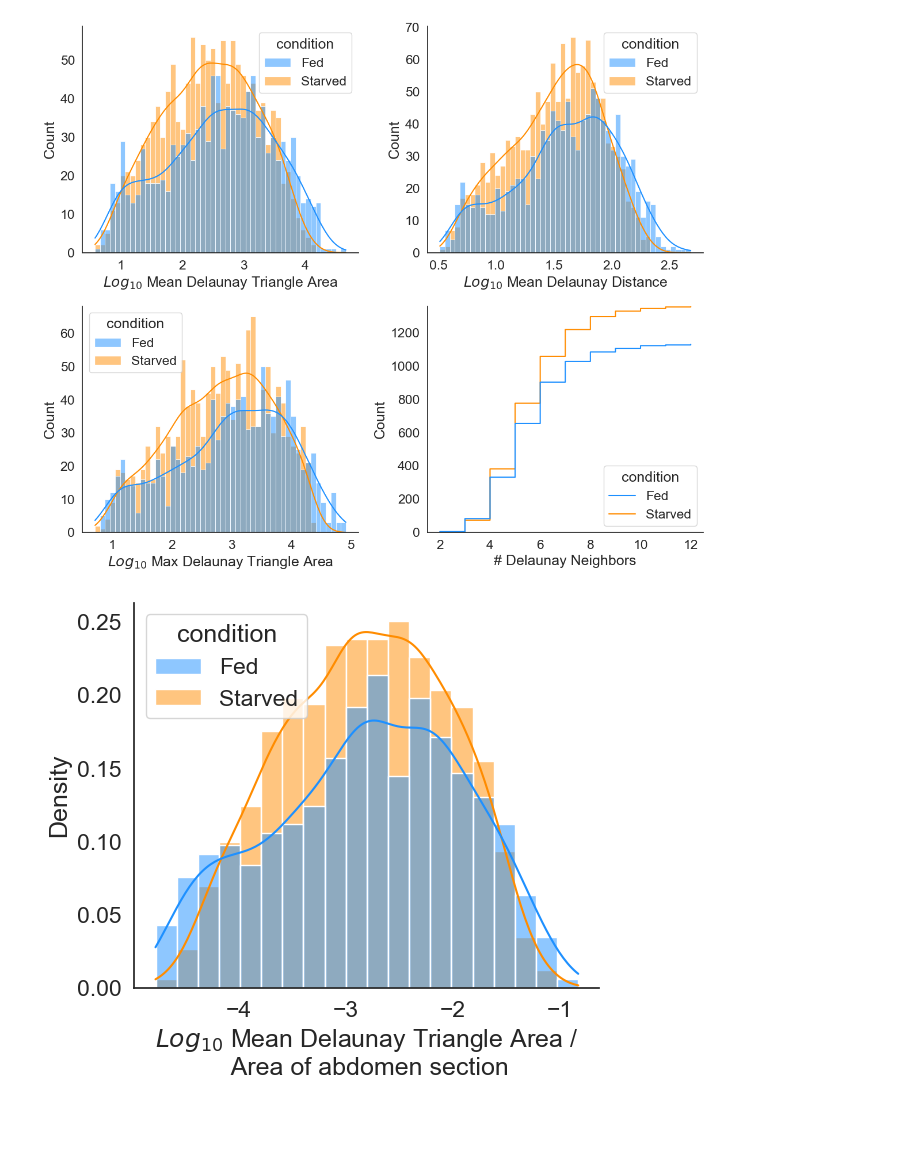
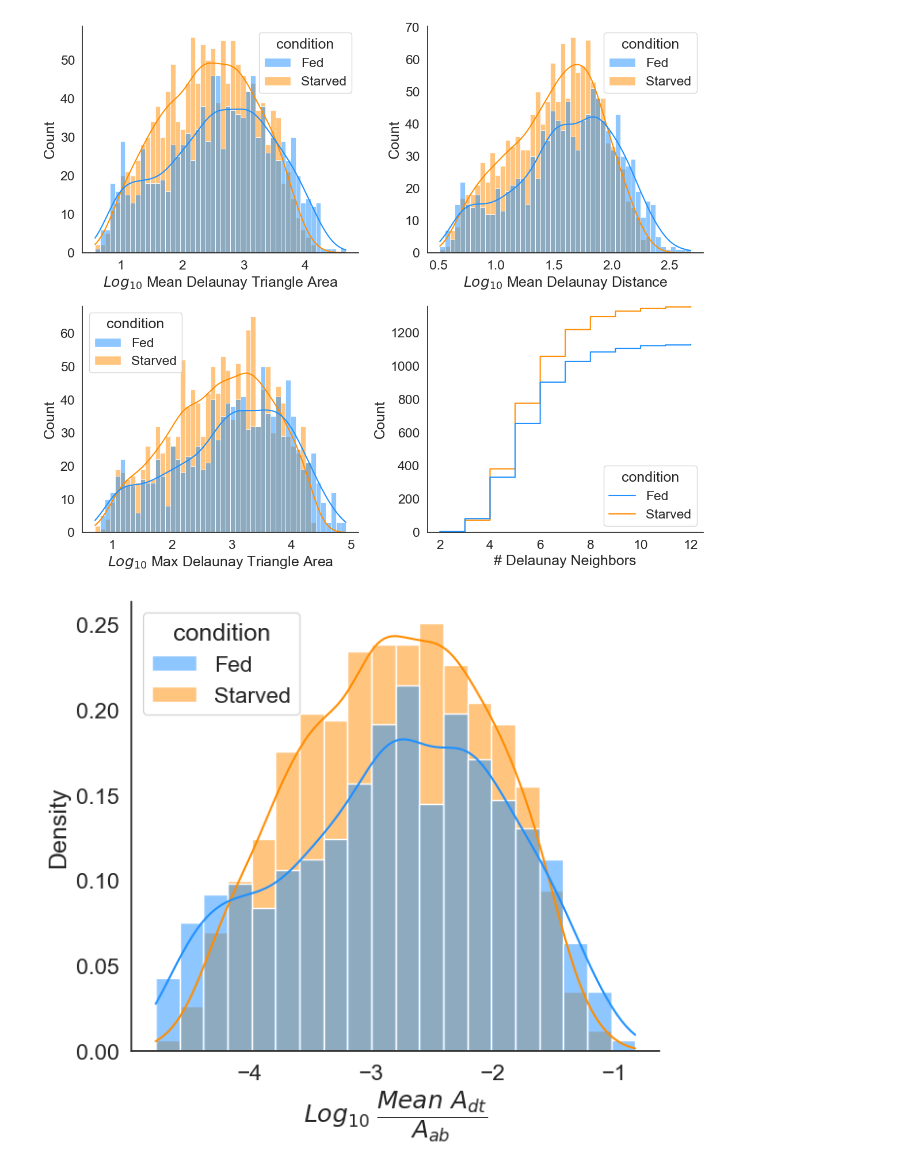
Before and after one commit to McCallLabBU/hemocyte_recruitment_image_quantification, a Jupyter notebook: code/exploratory_analysis_midsections.ipynb, the cells around one changed output. Cells and saved outputs as stored; diff of their text form; code cells hidden in the pictures; blank space fills up the shorter version.

```diff
--- a/code/exploratory_analysis_midsections.ipynb
+++ b/code/exploratory_analysis_midsections.ipynb
@@ -538,21 +621,21 @@ fig.savefig(outputs.joinpath("delaunay_triangulation.png"))
 # %%
 def get_delauney_areaprop(mean_tri_area, image_ID, adbomen_measurements):
     abdomen_area = adbomen_measurements.loc[adbomen_measurements['Image']==image_ID]['Area µm^2']
     mean_area_prop = np.log10(mean_tri_area/abdomen_area.iloc[0])
 
     return(mean_area_prop)
 
 
 delauney_metrics['Delaunay_Mean_TriArea_Normed'] = delauney_metrics.apply(lambda row:
                                                                             get_delauney_areaprop(row['Delaunay: Mean triangle area'],
                                                                                                          row['Image'],
                                                                                                          abdomen_coordinates),
                                                                                                          axis=1)
 
-fig, ax = plt.subplots(figsize=(6,5))
+fig, ax = plt.subplots(figsize=(7,6))
 sns.histplot(data=delauney_metrics, x='Delaunay_Mean_TriArea_Normed', hue='condition', palette=color_scheme, stat='density', kde=True, ax=ax, bins=20)
-ax.set_xlabel("$Log_{10}$ Mean Delaunay Triangle Area / \n Area of abdomen section")
+ax.set_xlabel("$Log_{10}$ $\dfrac{Mean\  A_{dt}}{A_{ab}}$")
 sns.despine(right=True)
 sns.move_legend(ax,"upper left")
 # %% [output]
-[figure, old version]
+[figure, new version]
```
Also changed, not shown: parts of 6 cells of this notebook, 1 other file.
